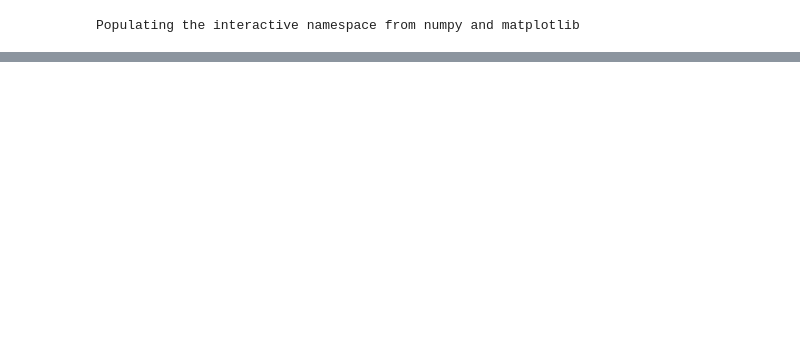
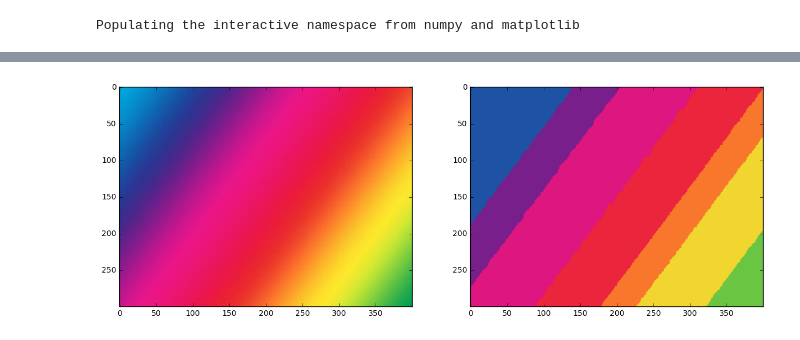
Before and after one commit to smalec/data-exploration, a Jupyter notebook: blagwa/ProblemSet3/Problem4.ipynb, the cells around one changed output, grey strips where cells are left out. Cells and saved outputs as stored; diff of their text form; code cells hidden in the pictures; blank space fills up the shorter version.

```diff
--- a/blagwa/ProblemSet3/Problem4.ipynb
+++ b/blagwa/ProblemSet3/Problem4.ipynb
@@ -46,0 +51,4 @@ imshow(flatten_image)
+# %%
+print_images("image1.jpg", 8, 15)
+# %% [output]
+[figure, added]
```
Also changed, not shown: parts of 6 cells of this notebook, 9 other files.
